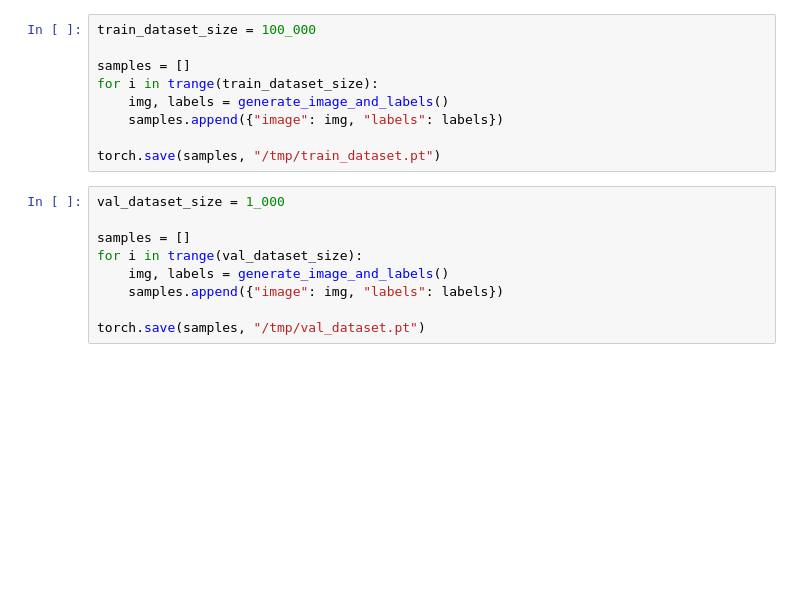
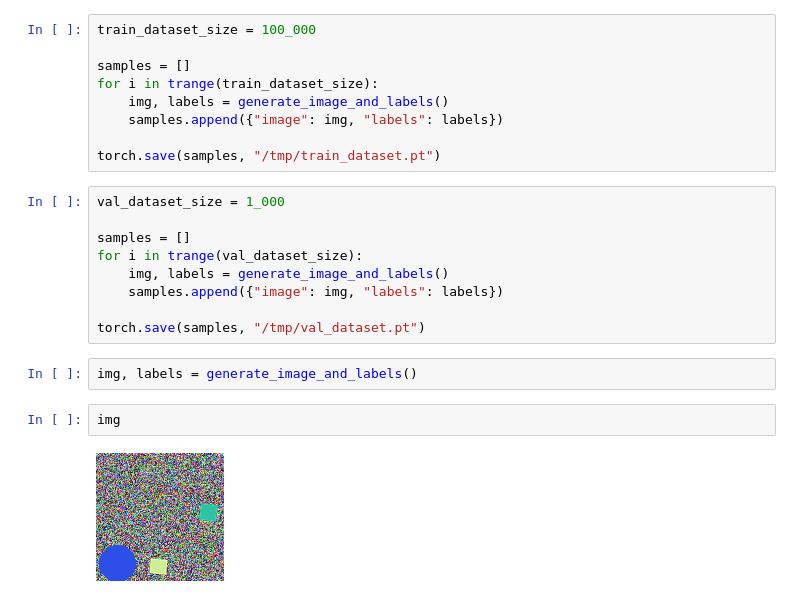
Before and after one commit to mohamad-hasan-sohan-ajini/object_detection_for_dummies, a Jupyter notebook: src/generate_dataset.ipynb, the cells around one changed output. Cells and saved outputs as stored; diff of their text form; blank space fills up the shorter version.

```diff
--- a/src/generate_dataset.ipynb
+++ b/src/generate_dataset.ipynb
@@ -34,3 +34,9 @@ for i in trange(val_dataset_size):
     samples.append({"image": img, "labels": labels})
 
 torch.save(samples, "/tmp/val_dataset.pt")
+# %%
+img, labels = generate_image_and_labels()
+# %%
+img
+# %% [output]
+[figure, added]
```
Also changed, not shown: parts of 3 cells of this notebook, 1 other file.
